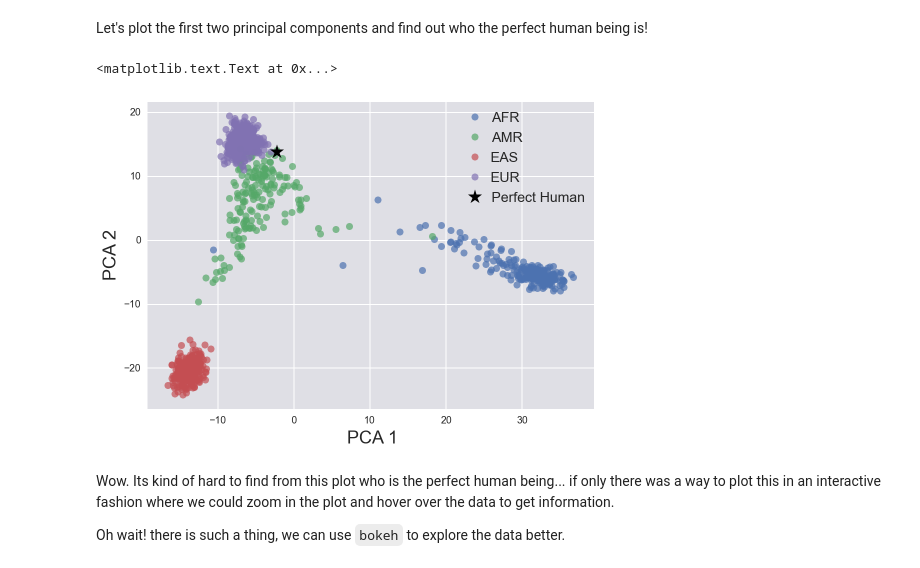
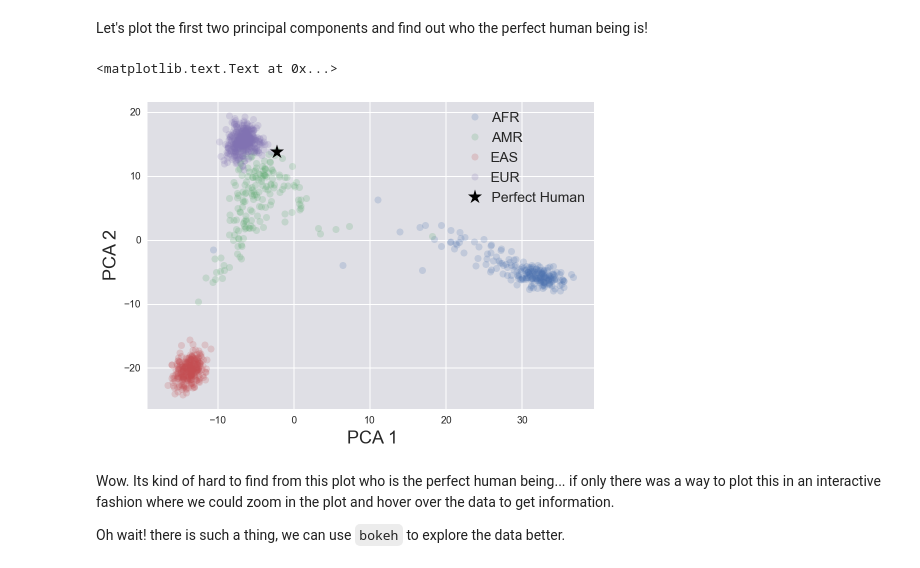
Before and after one commit to justinbois/bebi103, a Jupyter notebook: tutorials/r5_pca.ipynb, the cells around one changed output. Drawn from its saved outputs; the diff is of its cells as text; code cells hidden in the pictures.

```diff
--- a/tutorials/r5_pca.ipynb
+++ b/tutorials/r5_pca.ipynb
@@ -343,7 +342,7 @@ We also have data about each individual, such as where they are from.  The `inte
 # Read the description of each individual
 fname = '../data/pachter/integrated_call_samples_v3.20130502.ALL.panel'
 df_info = pd.read_csv(fname, delimiter='\t',
-                      index_col=0)[['pop', 'super_pop', 'gender']]
+                      index_col=0).dropna(axis=1, how='all')
 df_info.head()
 # %% [output]
 |  | pop | super_pop | gender |
@@ -358,7 +357,7 @@ For convenience, we'll add this information to the SNP `DataFrame`.
 # %%
 # Add to the SNP dataframe the information about gender and super_pop
 aux_cols = ['pop', 'super_pop', 'gender']
-df_snp[aux_cols] = df_info.loc[df_snp.index, aux_cols]
+df_snp[aux_cols] = df_info
 
 # Change the super_pop column for the perfect human being
 df_snp.loc['perfect', ['pop', 'super_pop']] = ['Perfect Human']*2
@@ -383,7 +382,7 @@ Fortunately, as in almost every case, `scikit-learn` can do the job for us. We w
 # Standardize the data before performing PCA
 # We use .drop to remove the gender and super_pop columns to avoid errors.
 df_snp_std = sklearn.preprocessing.StandardScaler().fit_transform(
-                            df_snp.drop(['gender', 'pop', 'super_pop'], axis=1))
+                            df_snp.drop(aux_cols, axis=1))
 # %% [markdown]
 Now that everything is nicely centered at zero with standard deviation one we can perform the PCA in basically one line. The rest of the code is to get a tidy `DataFrame` again.
 # %%
@@ -402,7 +401,6 @@ df_snp_pca = pd.DataFrame(df_snp_pca,
 
 # Add again the gender, pop, and super_pop columns
 df_snp_pca[aux_cols] = df_snp[aux_cols]
-df_snp_pca['super_pop'] = df_snp['super_pop']
 df_snp_pca.head()
 # %% [output]
 |  | PCA1 | PCA2 | PCA3 | PCA4 | PCA5 | pop | super_pop | gender |
@@ -416,22 +414,22 @@ Let's plot the first two principal components and find out who the perfect human
 # %%
 # Plot all populations except the perfect human
 df_gb = df_snp_pca[~df_snp_pca['super_pop'].isin(
                    ['Perfect Human'])].groupby(['super_pop'])
 for key, group in df_gb:
-    plt.plot(group.PCA1, group.PCA2, 'o', alpha=0.7, label=key)
+    plt.plot(group.PCA1, group.PCA2, 'o', alpha=0.2, label=key)
 
 # Add the perefect human being to the plot
 plt.plot(df_snp_pca.ix['perfect'].PCA1, df_snp_pca.ix['perfect'].PCA2, '*',
          markersize=15, color='black', label=df_snp_pca.ix['perfect'].super_pop)
 
 # Tidy the plot.
 plt.margins(0.05)
 plt.legend(loc=0, fontsize=14)
 plt.xlabel('PCA 1')
 plt.ylabel('PCA 2')
 # %% [output]
 <matplotlib.text.Text at 0x...>
-[figure, old version]
+[figure, new version]
 # %% [markdown]
 Wow. Its kind of hard to find from this plot who is the perfect human being... if only there was a way to plot this in an interactive fashion where we could zoom in the plot and hover over the data to get information.
 
```
Also changed, not shown: parts of 9 cells of this notebook.
